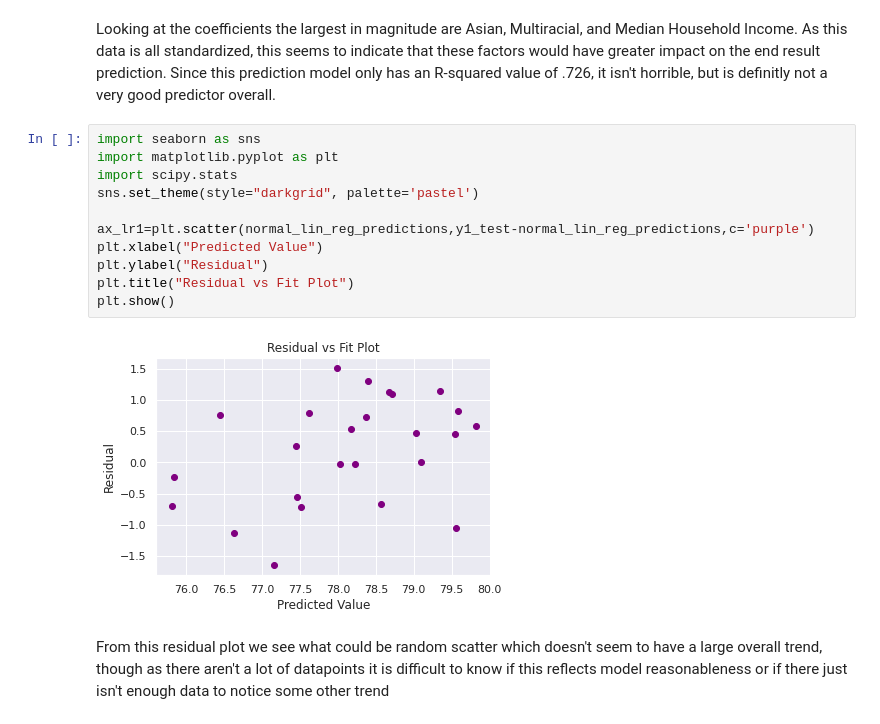
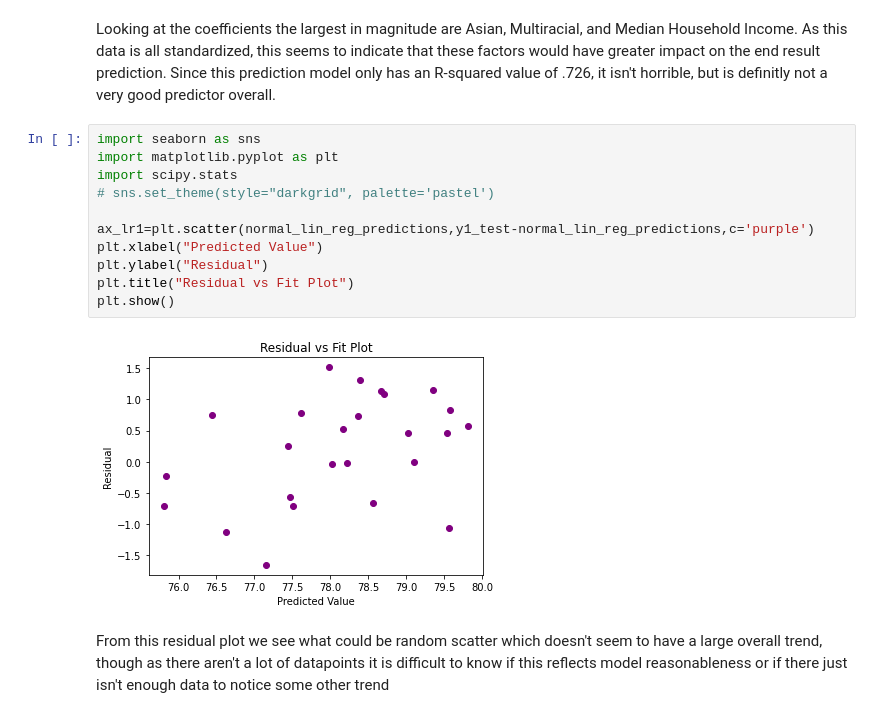
Before and after one commit to OnionYams/Dev10-Capstone, a Jupyter notebook: code/TR2_EB Model.ipynb, the cells around one changed output. Saved outputs shown, nothing was run; the diff lists cells and outputs as text.

Commit message:
Visualization changes for presentation

```diff
--- a/code/TR2_EB Model.ipynb
+++ b/code/TR2_EB Model.ipynb
@@ -79,16 +79,16 @@ Since this prediction model only has an R-squared value of .726, it isn't horrib
 # %%
 import seaborn as sns
 import matplotlib.pyplot as plt
 import scipy.stats
-sns.set_theme(style="darkgrid", palette='pastel')
+# sns.set_theme(style="darkgrid", palette='pastel')
 
 ax_lr1=plt.scatter(normal_lin_reg_predictions,y1_test-normal_lin_reg_predictions,c='purple')
 plt.xlabel("Predicted Value")
 plt.ylabel("Residual")
 plt.title("Residual vs Fit Plot")
 plt.show()
 # %% [output]
-[figure, old version]
+[figure, new version]
 # %% [markdown]
 From this residual plot we see what could be random scatter which doesn't seem to have a large overall trend, though as there aren't
 a lot of datapoints it is difficult to know if this reflects model reasonableness or if there just isn't enough data to notice some other trend
```
Also changed, not shown: parts of 9 cells of this notebook, 1 other file.
